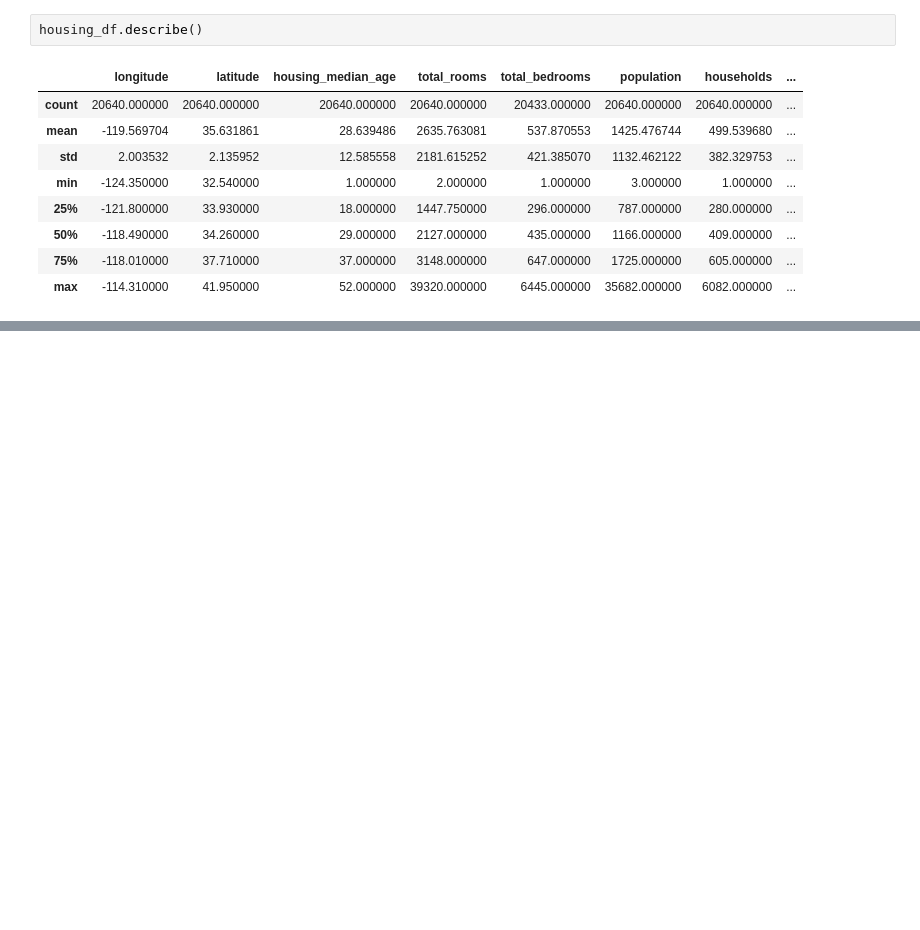
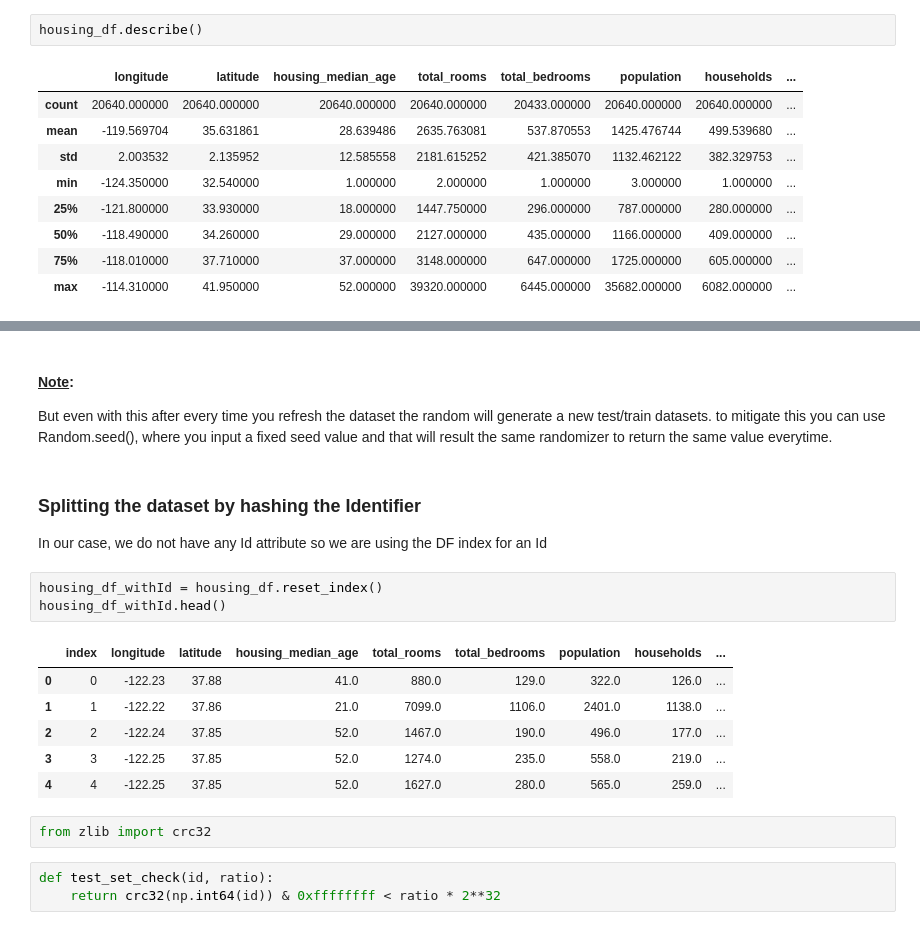
Before and after one commit to crazyprogrammer/ML-TensorFlow-ScikitLearn-Keras-Playground, a Jupyter notebook: chapter2/Housing.ipynb, the cells around one changed output, grey strips where cells are left out. Cells and saved outputs as stored; diff of their text form; blank space fills up the shorter version.

```diff
--- a/chapter2/Housing.ipynb
+++ b/chapter2/Housing.ipynb
@@ -91,0 +133,22 @@ housing_df.describe()
+# %% [markdown]
+#### <u>Note</u>:
+<p>But even with this after every time you refresh the dataset the random will generate a new test/train datasets. to mitigate this you can use Random.seed(), where you input a fixed seed value and that will result the same randomizer to return the same value everytime.</p>
+# %% [markdown]
+### Splitting the dataset by hashing the Identifier
+
+In our case, we do not have any Id attribute so we are using the DF index for an Id
+# %%
+housing_df_withId = housing_df.reset_index()
+housing_df_withId.head()
+# %% [output]
+|  | index | longitude | latitude | housing_median_age | total_rooms | total_bedrooms | population | households | ... |
+| 0 | 0 | -122.23 | 37.88 | 41.0 | 880.0 | 129.0 | 322.0 | 126.0 | ... |
+| 1 | 1 | -122.22 | 37.86 | 21.0 | 7099.0 | 1106.0 | 2401.0 | 1138.0 | ... |
+| 2 | 2 | -122.24 | 37.85 | 52.0 | 1467.0 | 190.0 | 496.0 | 177.0 | ... |
+| 3 | 3 | -122.25 | 37.85 | 52.0 | 1274.0 | 235.0 | 558.0 | 219.0 | ... |
+| 4 | 4 | -122.25 | 37.85 | 52.0 | 1627.0 | 280.0 | 565.0 | 259.0 | ... |
+# %%
+from zlib import crc32
+# %%
+def test_set_check(id, ratio):
+    return crc32(np.int64(id)) & 0xffffffff < ratio * 2**32
```
Also changed, not shown: parts of 15 cells of this notebook.
